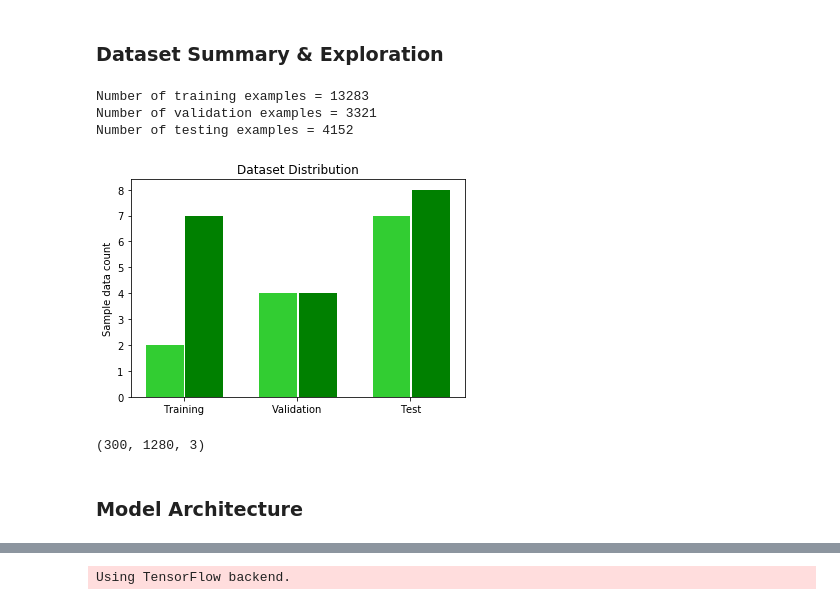
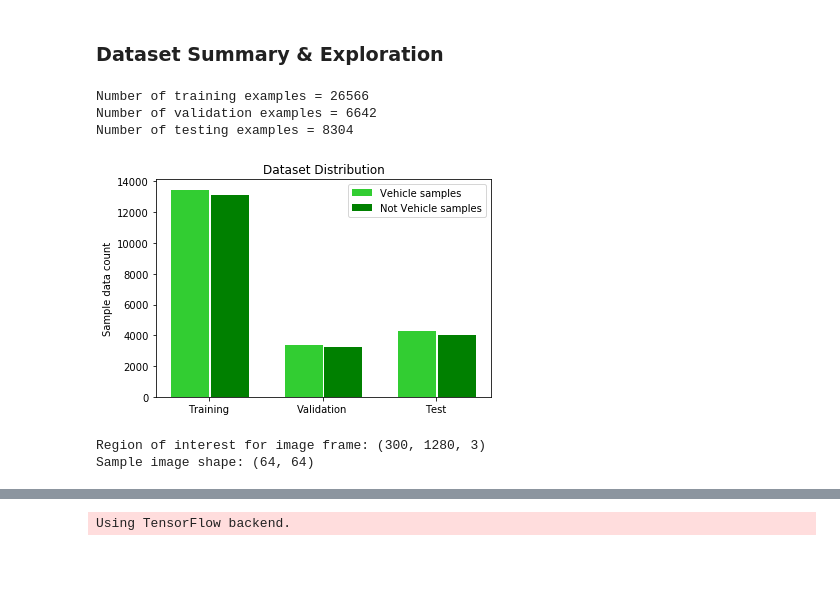
Before and after one commit to shmulik-willinger/vehicle-detection, a Jupyter notebook: Vehicle_Detection_and_Tracking.ipynb, the cells around one changed output, grey strips where cells are left out. Cells and saved outputs as stored; diff of their text form; code cells hidden in the pictures; blank space fills up the shorter version.

Commit message:
updating model and test video

```diff
--- a/Vehicle_Detection_and_Tracking.ipynb
+++ b/Vehicle_Detection_and_Tracking.ipynb
@@ -20,18 +20,18 @@ from skimage import color, exposure
 dataFile = 'sample_data_file_names.p'
 
 if not os.path.isfile(dataFile):
-    path = "C:\\data\\detection\\class\\"
-    cars_udacity = glob.glob(path + 'Udacity\\vehicles\*\*.jpeg')
+    path = "/home/carnd/vehicle_detection/data/"
+    cars_udacity = glob.glob(path + 'Udacity/vehicles/*/*.jpeg')
     #print(len(cars_udacity))
-    not_cars_udacity = glob.glob(path + 'Udacity\\non-vehicles\*\*.jpeg')
+    not_cars_udacity = glob.glob(path + 'Udacity/non-vehicles/*/*.jpeg')
     #print(len(not_cars_udacity))
-    cars_gti = glob.glob(path + 'GTI\\vehicles\*\*.png')
+    cars_gti = glob.glob(path + 'GTI/vehicles/*/*.png')
     #print(len(cars_gti))
-    not_cars_gti = glob.glob(path + 'GTI\\non-vehicles\*\*.png')
+    not_cars_gti = glob.glob(path + 'GTI/non-vehicles/*/*.png')
     #print(len(not_cars_gti))
-    cars_kitti = glob.glob(path + 'KITTI\\vehicles\*\*.png')
+    cars_kitti = glob.glob(path + 'KITTI/vehicles/*/*.png')
     #print(len(cars_kitti))
-    not_cars_kitti = glob.glob(path + 'KITTI\\non-vehicles\*\*.png')
+    not_cars_kitti = glob.glob(path + 'KITTI/non-vehicles/*/*.png')
     #print(len(not_cars_kitti))
 
     image_samples = cars_udacity + cars_gti + cars_kitti + not_cars_udacity + not_cars_gti + not_cars_kitti
@@ -62,45 +62,51 @@ validation_samples = [(X_valid[i], y_valid[i]) for i in range(len(X_valid))]
 # %%
 
 # Number of training examples
 n_train = format(len(X_train))
 
 # Number of validation examples
 n_validation = format(len(X_valid))
 
 # Number of testing examples
 n_test = format(len(X_test))
 
 # Shape of an traffic sign image
 #image_shape = format(X_train[0].shape)
 
 print()
 print("Number of training examples =", n_train)
 print("Number of validation examples =", n_validation)
 print("Number of testing examples =", n_test)
 print()
 #print("Image data shape =", image_shape)
 
+train_car_samples= len([x for x in y_train if x == 1])
+test_car_samples= len([x for x in y_test if x == 1])
+valid_car_samples= len([x for x in y_valid if x == 1])
+
+
 indices = range(0, 3)
 width = np.min(np.diff(indices))/3
 fig, ax = plt.subplots()
-rects1 = ax.bar(np.arange(3), (2,4,7), width, color='limegreen')
-rects2 = ax.bar(np.arange(3)+ 0.35, (7,4,8), width, color='green')
+ax.bar(np.arange(3), (train_car_samples,valid_car_samples,test_car_samples), width, color='limegreen',label='Vehicle samples')
+ax.bar(np.arange(3)+ 0.35, (int(n_train)-train_car_samples,int(n_validation)-valid_car_samples,int(n_test)-test_car_samples), width, color='green',label='Not Vehicle samples')
 ax.set_ylabel('Sample data count')
 ax.set_title('Dataset Distribution')
 ax.set_xticks(np.arange(3) + width / 2)
 ax.set_xticklabels(('Training', 'Validation', 'Test'))
+ax.legend()
 plt.show()
 # %% [output]
-Number of training examples = 13283
-Number of validation examples = 3321
-Number of testing examples = 4152
+Number of training examples = 26566
+Number of validation examples = 6642
+Number of testing examples = 8304
-[figure, old version]
+[figure, new version]
 # %%
 img_input_shape=(720, 1280, 3)
 height_of_interest = (400, 700)
 image_interest = (height_of_interest[1] - height_of_interest[0], img_input_shape[1], img_input_shape[2])
-print(image_interest)
+print("Region of interest for image frame:", image_interest)
+print("Sample image shape:", (64, 64))
 # %% [output]
-(300, 1280, 3)
+Region of interest for image frame: (300, 1280, 3)
+Sample image shape: (64, 64)
-# %% [markdown]
-### Model Architecture
```
Also changed, not shown: parts of 33 cells of this notebook, 6 other files.
